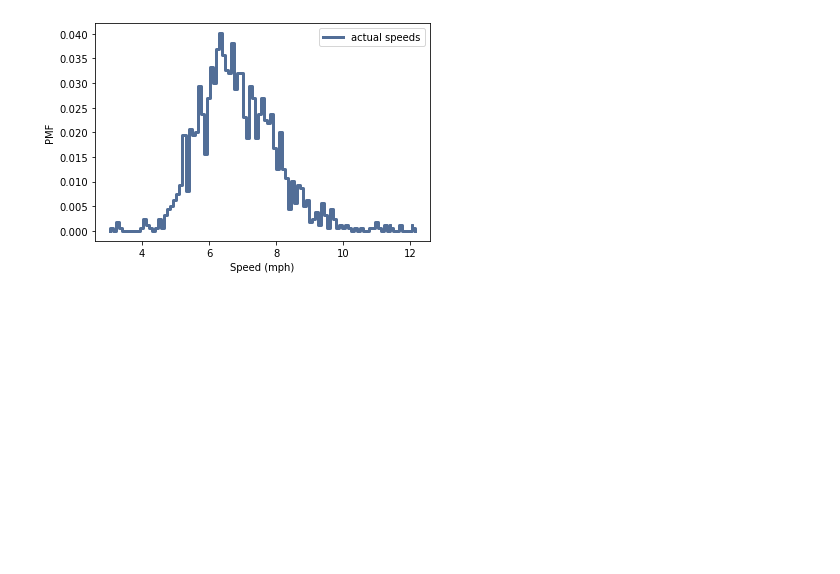
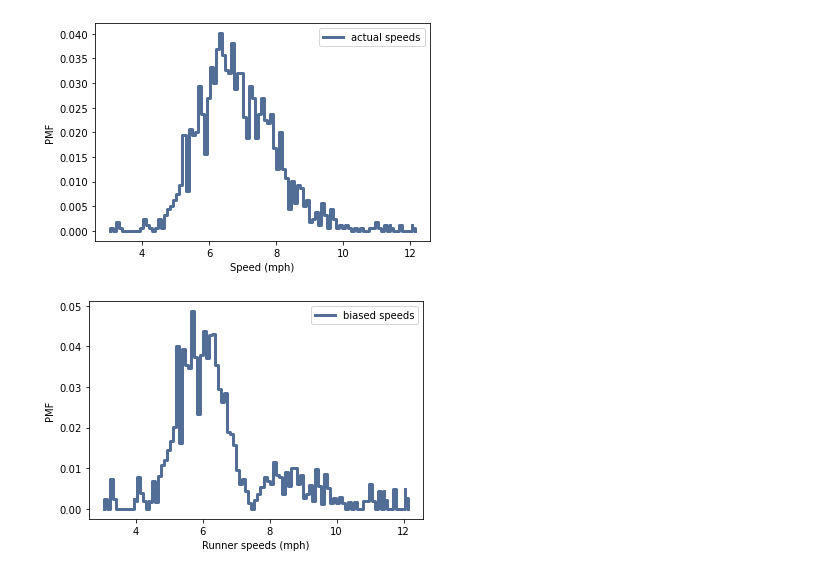
Before and after one commit to smv7/ThinkStats2, a Jupyter notebook: code/chap03ex.ipynb, the cells around one changed output. Cells and saved outputs as stored; diff of their text form; code cells hidden in the pictures; blank space fills up the shorter version.

```diff
--- a/code/chap03ex.ipynb
+++ b/code/chap03ex.ipynb
@@ -482,0 +530,6 @@ thinkplot.Config(xlabel='Speed (mph)', ylabel='PMF')
+# %%
+observed_pmf = ObservedPmf(pmf, 7.5, 'biased speeds')
+thinkplot.Pmf(observed_pmf)
+thinkplot.Config(xlabel='Runner speeds (mph)', ylabel='PMF')
+# %% [output]
+[figure, added]
```
Also changed, not shown: parts of 15 cells of this notebook, 3 other files.
